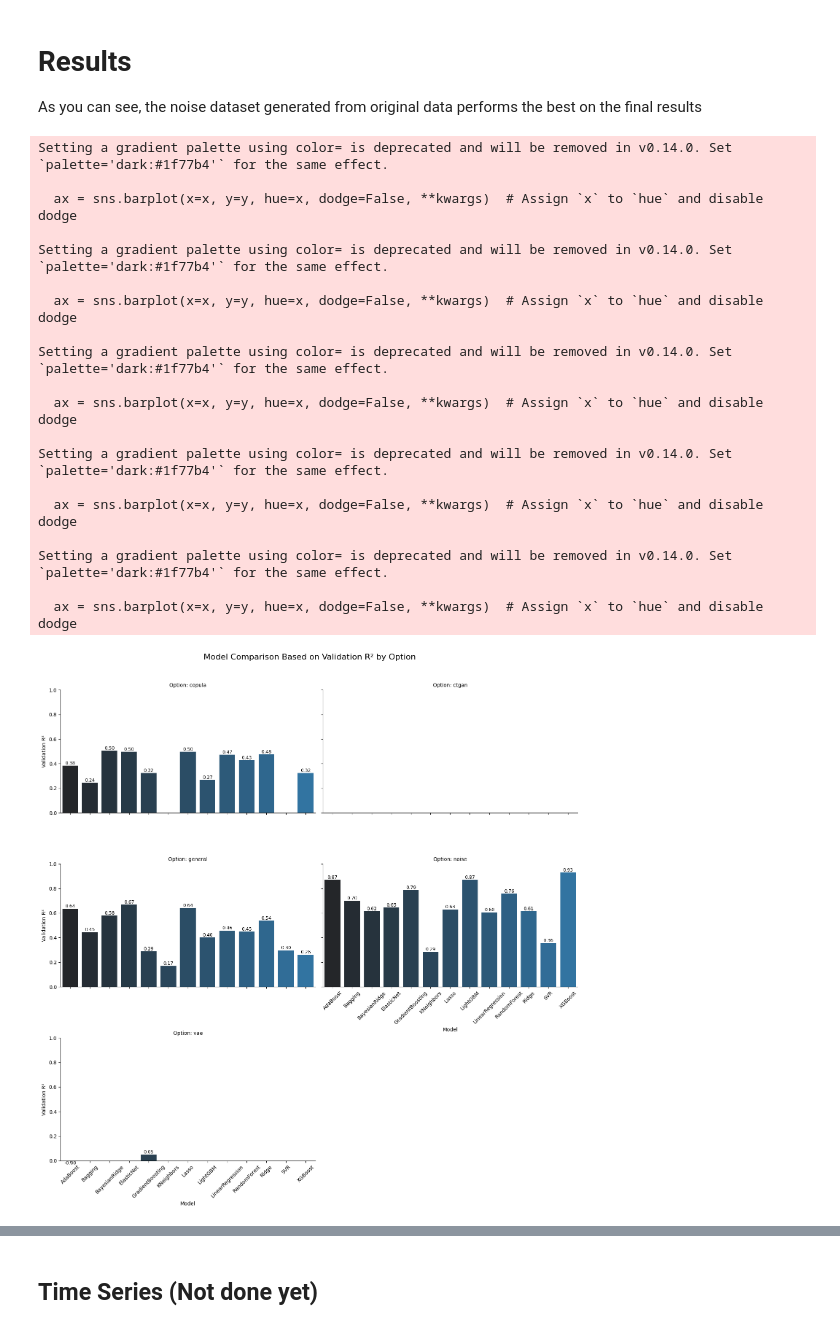
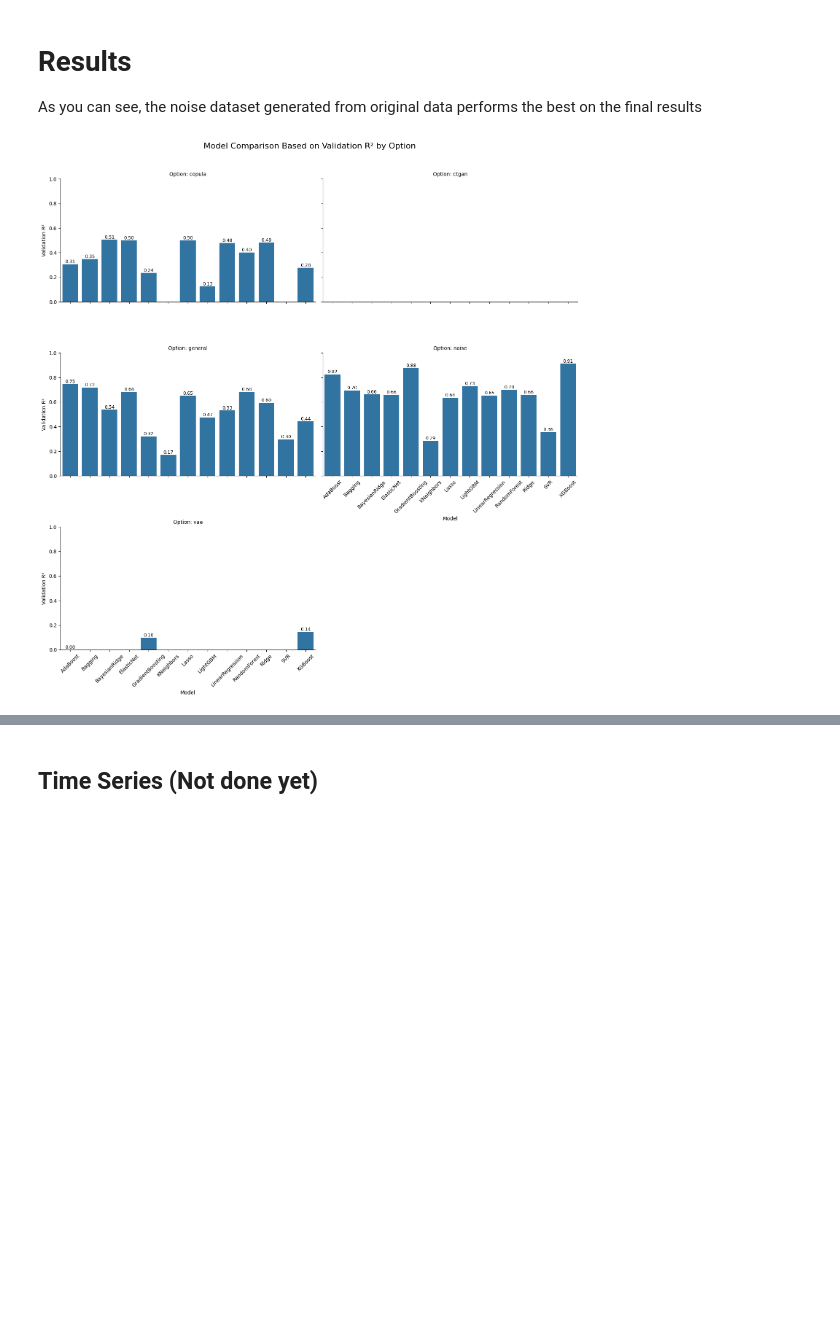
Before and after one commit to akumm2k/acim-happiness, a Jupyter notebook: src/models.ipynb, the cells around one changed output, grey strips where cells are left out. Saved outputs shown, nothing was run; the diff lists cells and outputs as text; code cells hidden in the pictures; blank space fills up the shorter version.

```diff
--- a/src/models.ipynb
+++ b/src/models.ipynb
@@ -42,7 +42,7 @@ y_vae = vae_synth_data[target_column]
 X_copula = copula_synth_data.drop(target_column, axis=1)
 y_copula = copula_synth_data[target_column]
 # %%
-drop_columns = ['country', 'Continent_x', 'Continent_y', 'Year', 'year', 'Unnamed: 0', 'latitude', 'longitude', 'altitude']
+drop_columns = ['country', 'Continent_x', 'Continent_y', 'Year', 'year', 'Unnamed: 0', 'latitude', 'longitude', 'altitude', 'avg_temp']
 categorical_columns = ['region', 'Hemisphere']
 binary_categorical_columns = ['beef', 'pig', 'poultry', 'sheep'] # check is_na or not
 
@@ -51,7 +51,7 @@ unclear_columns = ['rank', 'Percent', 'Actual', 'LOCATION', 'INDICATOR', 'SUBJEC
 
 a_lot_nas = ['beef', 'pig', 'poultry', 'sheep', 'LITRES/CAPITA']
 half_nans = ['avg_income', 'Marriage', 'Divorce', 'Actual', 'Percent']
-one_third_nans = ['rank', 'IQ', 'education_expenditure', 'avg_income', 'avg_temp']
+one_third_nans = ['rank', 'IQ', 'education_expenditure', 'avg_income']
 small_nas = ['HDI Rank (2021)', 'Expected Years of Schooling', 'avg_temp_c']
 # %%
 import pandas as pd
@@ -350,4 +350,6 @@ Copula R^2: 0.7088
 # %%
+# %%capture warnings --no-stderr
+
 from sklearn.linear_model import LinearRegression, Ridge, Lasso, ElasticNet
 from sklearn.ensemble import RandomForestRegressor, GradientBoostingRegressor, AdaBoostRegressor, BaggingRegressor
 from sklearn.svm import SVR
@@ -355,11 +357,16 @@ from sklearn.neighbors import KNeighborsRegressor
 from sklearn.neural_network import MLPRegressor
 from sklearn.gaussian_process import GaussianProcessRegressor
 from sklearn.linear_model import BayesianRidge
+from sklearn.exceptions import ConvergenceWarning
 from xgboost import XGBRegressor
 from lightgbm import LGBMRegressor
 
 from itertools import product
 from functools import partial
+import warnings
+
+warnings.filterwarnings("ignore", category=ConvergenceWarning)
+
 
 # Define models to evaluate
 models = {
@@ -375,8 +382,8 @@ models = {
     "KNeighbors": KNeighborsRegressor(n_neighbors=5),
     "MLPRegressor": MLPRegressor(hidden_layer_sizes=(100,), activation='relu', solver='adam', random_state=42, max_iter = 100),
     "BayesianRidge": BayesianRidge(),
-    "XGBoost": XGBRegressor(n_estimators=100, learning_rate=0.1, random_state=42),
-    "LightGBM": LGBMRegressor(min_gain_to_split=0.01, max_depth=10, min_data_in_leaf=5, learning_rate=0.1, n_estimators=200, random_state=42)
+    "XGBoost": XGBRegressor(n_estimators=250, max_depth=3, learning_rate=0.1, random_state=42),
+    "LightGBM": LGBMRegressor(min_gain_to_split=0.01, max_depth=10, min_data_in_leaf=5, learning_rate=0.1, n_estimators=200, random_state=42, verbose = -1)
 }
 
 
@@ -543,57 +539,38 @@ average_scores = results_df.groupby(["Model", "Option"])[["Train R^2", "Validati
 
 # Custom plotting function to add annotations
 def barplot_with_labels(x, y, **kwargs):
-    ax = sns.barplot(x=x, y=y, hue=x, dodge=False, **kwargs)  # Assign `x` to `hue` and disable dodge
+    ax = sns.barplot(x=x, y=y, dodge=False, **kwargs)  # Assign `x` to `hue` and disable dodge
     if ax.legend_ is not None:  # Check if a legend exists before trying to remove it
         ax.legend_.remove()  # Remove legend for better clarity
     ax.tick_params(axis="x", rotation=45)  # Rotate x-tick labels
     for container in ax.containers:
         ax.bar_label(container, fmt="%.2f", label_type="edge", fontsize=9)
 
 # Plot Validation R² scores for each model and option using FacetGrid
 g = sns.FacetGrid(
     average_scores,
     col="Option",
     col_wrap=2,  # Adjust columns per row if needed
     sharey=True,
     height=5,
-    aspect=1.5
+    aspect=1.5,
 )
 g.map(
     barplot_with_labels,
     "Model",
     "Validation R^2",
     order=average_scores["Model"].unique()  # Ensure consistent ordering
 )
 
 # Adjust plot labels and titles
 g.set_titles("Option: {col_name}", fontsize=14)
 g.set_axis_labels("Model", "Validation R²")
 g.set(ylim=(0, 1))  # Set y-axis limits if R² is bounded
-g.fig.suptitle("Model Comparison Based on Validation R² by Option", fontsize=16, y=1.02)
+g.figure.suptitle("Model Comparison Based on Validation R² by Option", fontsize=16, y=1.02)
 plt.tight_layout()
 plt.show()
 # %% [output]
-Setting a gradient palette using color= is deprecated and will be removed in v0.14.0. Set `palette='dark:#1f77b4'` for the same effect.
-
-  ax = sns.barplot(x=x, y=y, hue=x, dodge=False, **kwargs)  # Assign `x` to `hue` and disable dodge
-
-Setting a gradient palette using color= is deprecated and will be removed in v0.14.0. Set `palette='dark:#1f77b4'` for the same effect.
-
-  ax = sns.barplot(x=x, y=y, hue=x, dodge=False, **kwargs)  # Assign `x` to `hue` and disable dodge
-
-Setting a gradient palette using color= is deprecated and will be removed in v0.14.0. Set `palette='dark:#1f77b4'` for the same effect.
-
-  ax = sns.barplot(x=x, y=y, hue=x, dodge=False, **kwargs)  # Assign `x` to `hue` and disable dodge
-
-Setting a gradient palette using color= is deprecated and will be removed in v0.14.0. Set `palette='dark:#1f77b4'` for the same effect.
-
-  ax = sns.barplot(x=x, y=y, hue=x, dodge=False, **kwargs)  # Assign `x` to `hue` and disable dodge
-
-Setting a gradient palette using color= is deprecated and will be removed in v0.14.0. Set `palette='dark:#1f77b4'` for the same effect.
-
-  ax = sns.barplot(x=x, y=y, hue=x, dodge=False, **kwargs)  # Assign `x` to `hue` and disable dodge
-[figure, old version]
+[figure, new version]
 # %%
 best_model_df = results_df[results_df['Model'] == 'XGBoost']
 
```
Also changed, not shown: parts of 12 cells of this notebook, 3 other files.
